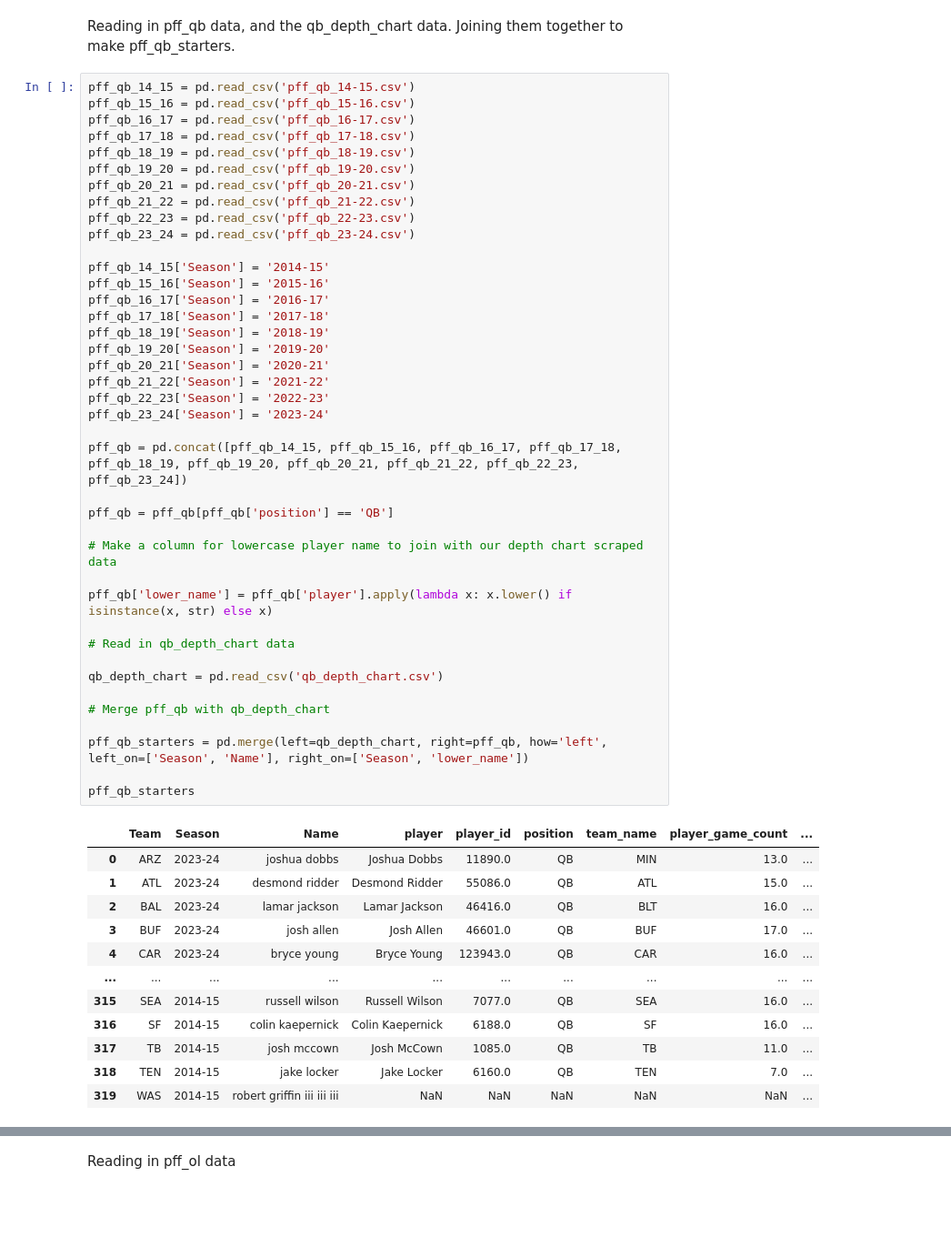
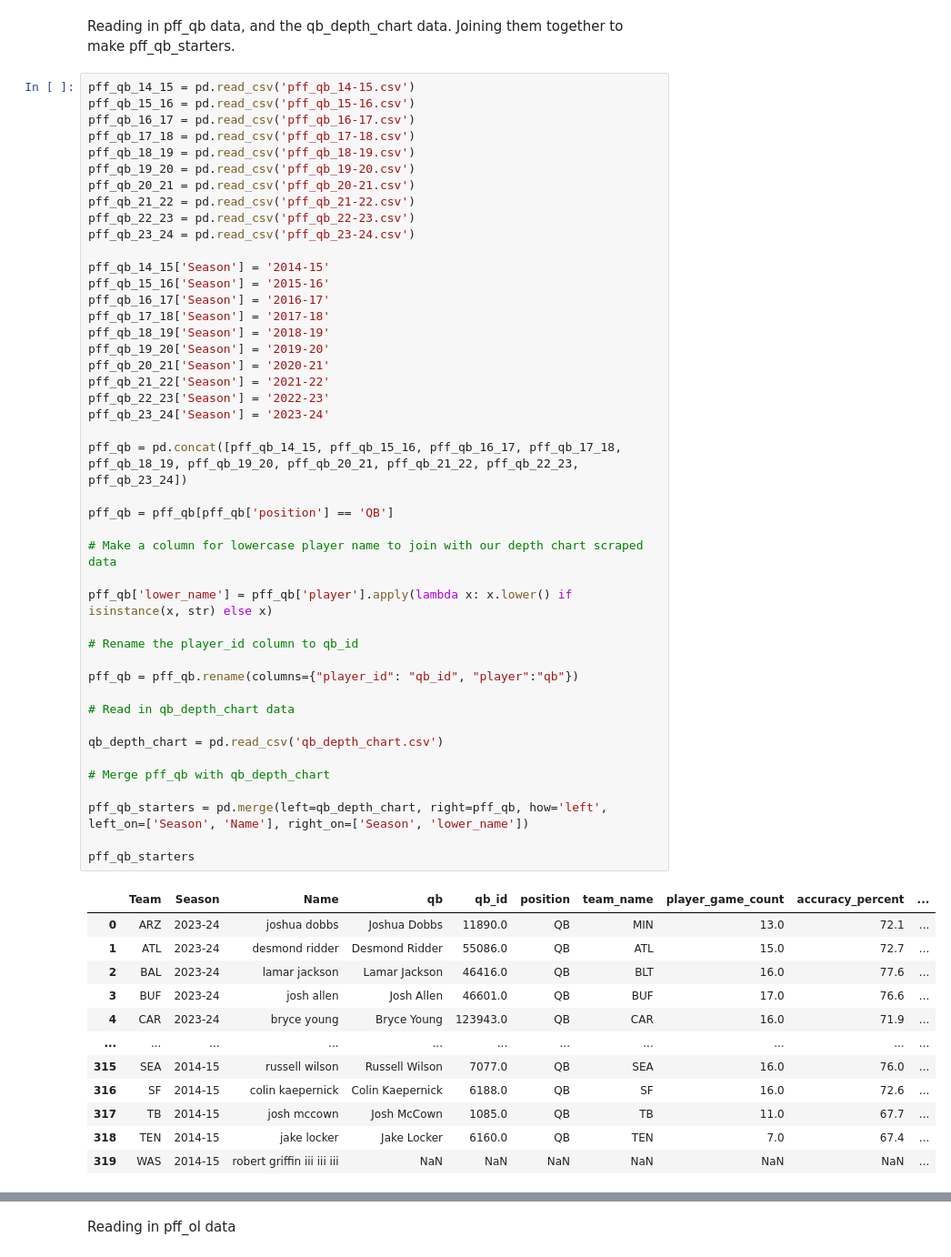
Before and after one commit to scottbwinner/NFL-Models, a Jupyter notebook: WR Model/WR Model.ipynb, the cells around one changed output, grey strips where cells are left out. Shown at 91% size. Cells and saved outputs as stored; diff of their text form; blank space fills up the shorter version.

Commit message:
Fixed a lot of join issues and joined with all tables, however there are still quite a few commented towards the end of the code

```diff
--- a/WR Model/WR Model.ipynb
+++ b/WR Model/WR Model.ipynb
@@ -313,45 +308,49 @@ pff_qb_23_24 = pd.read_csv('pff_qb_23-24.csv')
 
 pff_qb_14_15['Season'] = '2014-15'
 pff_qb_15_16['Season'] = '2015-16'
 pff_qb_16_17['Season'] = '2016-17'
 pff_qb_17_18['Season'] = '2017-18'
 pff_qb_18_19['Season'] = '2018-19'
 pff_qb_19_20['Season'] = '2019-20'
 pff_qb_20_21['Season'] = '2020-21'
 pff_qb_21_22['Season'] = '2021-22'
 pff_qb_22_23['Season'] = '2022-23'
 pff_qb_23_24['Season'] = '2023-24'
 
 pff_qb = pd.concat([pff_qb_14_15, pff_qb_15_16, pff_qb_16_17, pff_qb_17_18, pff_qb_18_19, pff_qb_19_20, pff_qb_20_21, pff_qb_21_22, pff_qb_22_23, pff_qb_23_24])
 
 pff_qb = pff_qb[pff_qb['position'] == 'QB']
 
 # Make a column for lowercase player name to join with our depth chart scraped data
 
 pff_qb['lower_name'] = pff_qb['player'].apply(lambda x: x.lower() if isinstance(x, str) else x)
 
+# Rename the player_id column to qb_id
+
+pff_qb = pff_qb.rename(columns={"player_id": "qb_id", "player":"qb"})
+
 # Read in qb_depth_chart data
 
 qb_depth_chart = pd.read_csv('qb_depth_chart.csv')
 
 # Merge pff_qb with qb_depth_chart
 
 pff_qb_starters = pd.merge(left=qb_depth_chart, right=pff_qb, how='left', left_on=['Season', 'Name'], right_on=['Season', 'lower_name'])
 
 pff_qb_starters
 # %% [output]
-|  | Team | Season | Name | player | player_id | position | team_name | player_game_count | ... |
-| 0 | ARZ | 2023-24 | joshua dobbs | Joshua Dobbs | 11890.0 | QB | MIN | 13.0 | ... |
-| 1 | ATL | 2023-24 | desmond ridder | Desmond Ridder | 55086.0 | QB | ATL | 15.0 | ... |
-| 2 | BAL | 2023-24 | lamar jackson | Lamar Jackson | 46416.0 | QB | BLT | 16.0 | ... |
-| 3 | BUF | 2023-24 | josh allen | Josh Allen | 46601.0 | QB | BUF | 17.0 | ... |
-| 4 | CAR | 2023-24 | bryce young | Bryce Young | 123943.0 | QB | CAR | 16.0 | ... |
-| ... | ... | ... | ... | ... | ... | ... | ... | ... | ... |
-| 315 | SEA | 2014-15 | russell wilson | Russell Wilson | 7077.0 | QB | SEA | 16.0 | ... |
-| 316 | SF | 2014-15 | colin kaepernick | Colin Kaepernick | 6188.0 | QB | SF | 16.0 | ... |
-| 317 | TB | 2014-15 | josh mccown | Josh McCown | 1085.0 | QB | TB | 11.0 | ... |
-| 318 | TEN | 2014-15 | jake locker | Jake Locker | 6160.0 | QB | TEN | 7.0 | ... |
-| 319 | WAS | 2014-15 | robert griffin iii iii iii | NaN | NaN | NaN | NaN | NaN | ... |
+|  | Team | Season | Name | qb | qb_id | position | team_name | player_game_count | accuracy_percent | ... |
+| 0 | ARZ | 2023-24 | joshua dobbs | Joshua Dobbs | 11890.0 | QB | MIN | 13.0 | 72.1 | ... |
+| 1 | ATL | 2023-24 | desmond ridder | Desmond Ridder | 55086.0 | QB | ATL | 15.0 | 72.7 | ... |
+| 2 | BAL | 2023-24 | lamar jackson | Lamar Jackson | 46416.0 | QB | BLT | 16.0 | 77.6 | ... |
+| 3 | BUF | 2023-24 | josh allen | Josh Allen | 46601.0 | QB | BUF | 17.0 | 76.6 | ... |
+| 4 | CAR | 2023-24 | bryce young | Bryce Young | 123943.0 | QB | CAR | 16.0 | 71.9 | ... |
+| ... | ... | ... | ... | ... | ... | ... | ... | ... | ... | ... |
+| 315 | SEA | 2014-15 | russell wilson | Russell Wilson | 7077.0 | QB | SEA | 16.0 | 76.0 | ... |
+| 316 | SF | 2014-15 | colin kaepernick | Colin Kaepernick | 6188.0 | QB | SF | 16.0 | 72.6 | ... |
+| 317 | TB | 2014-15 | josh mccown | Josh McCown | 1085.0 | QB | TB | 11.0 | 67.7 | ... |
+| 318 | TEN | 2014-15 | jake locker | Jake Locker | 6160.0 | QB | TEN | 7.0 | 67.4 | ... |
+| 319 | WAS | 2014-15 | robert griffin iii iii iii | NaN | NaN | NaN | NaN | NaN | NaN | ... |
 320 rows × 46 columns
 # %% [markdown]
 Reading in pff_ol data
```
Also changed, not shown: parts of 4 cells of this notebook, 2 other files.
